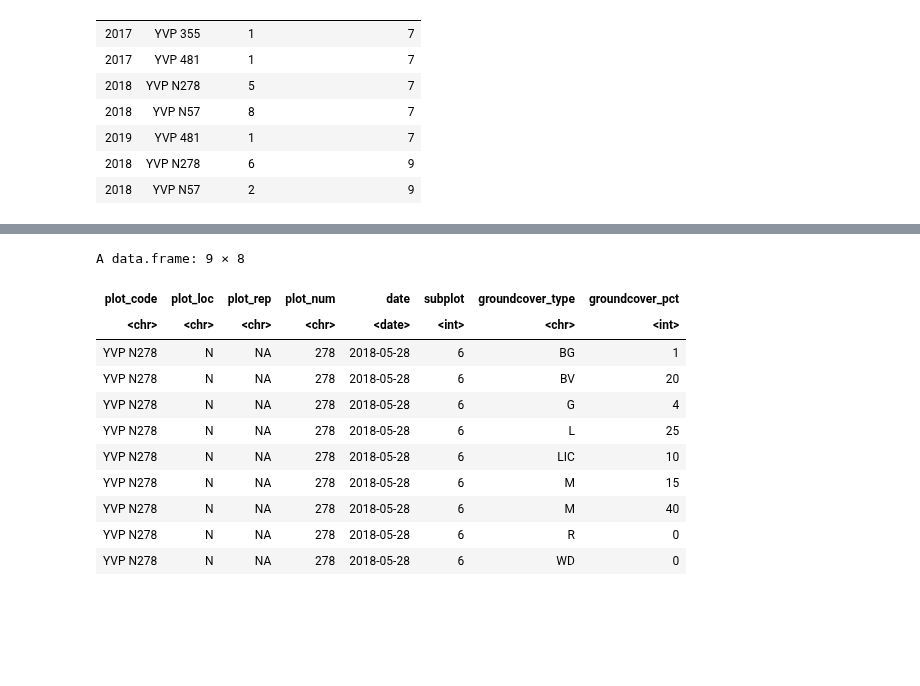
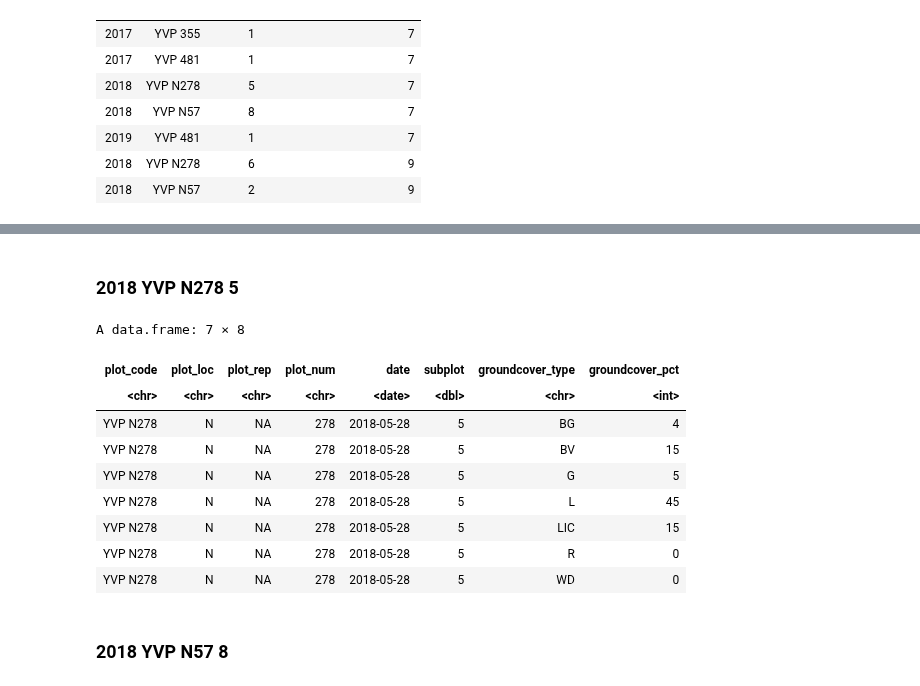
Before and after one commit to samsoe/mpg_notebooks, a Jupyter notebook: YVP_Ground_Cover_Data_Wrangle.ipynb, the cells around one changed output, grey strips where cells are left out. Drawn from its saved outputs; the diff is of its cells as text; code cells hidden in the pictures; blank space fills up the shorter version.

```diff
--- a/YVP_Ground_Cover_Data_Wrangle.ipynb
+++ b/YVP_Ground_Cover_Data_Wrangle.ipynb
@@ -173,0 +204,7 @@ A grouped_df: 7 × 4
+# %%
+# remove row YVP N278	N	NA	278	2018-05-28	6	M	15
+df <- df[!((as.numeric(substring(df$date,0,4)) == 2018 &
+          df$plot_code == 'YVP N278' &
+          df$subplot == 6 &
+          df$groundcover_type == 'M' &
+          df$groundcover_pct == 15)), ]
@@ -173,0 +234,7 @@ A grouped_df: 7 × 4
+# %%
+# remove row YVP N57	N	NA	57	2018-06-08	2	M	5
+df <- df[!((as.numeric(substring(df$date,0,4)) == 2018 &
+     df$plot_code == 'YVP N57' &
+     df$subplot == 2 &
+     df$groundcover_type == 'M' &
+     df$groundcover_pct == 5)), ]
@@ -193,0 +315,11 @@ A data.frame: 7 × 8
+# %%
+# add row with BG 'groundcover_type', set to NA
+df <- df %>%
+  add_row(plot_code = "YVP 355",
+          plot_loc = NA,
+          plot_rep = NA,
+          plot_num = as.character('355'),
+          date = as.Date('2017-06-02'),
+          subplot = 1,
+          groundcover_type = "BG",
+          groundcover_pct = NA)
@@ -194,23 +346,31 @@ A data.frame: 7 × 8
+# %%
+# add row with BG 'groundcover_type', set to NA
+df <- df %>%
+  add_row(plot_code = "YVP 481",
+          plot_loc = NA,
+          plot_rep = NA,
+          plot_num = as.character('481'),
+          date = as.Date('2017-07-06'),
+          subplot = 1,
+          groundcover_type = "BG",
+          groundcover_pct = NA)
+# %% [markdown]
+### 2018	YVP N278	5
 # %%
-# 2018	YVP N278	6
-# example of one extra 'groundcover_type'
+# display
 df %>%
   filter(as.numeric(substring(date,0,4)) == 2018,
           plot_code == 'YVP N278',
-          subplot == 6) %>%
+          subplot == 5) %>%
   arrange(groundcover_type)
-
-# remove row YVP N278	N	NA	278	2018-05-28	6	M	15
 # %% [output]
-A data.frame: 9 × 8
+A data.frame: 7 × 8
 | plot_code | plot_loc | plot_rep | plot_num | date | subplot | groundcover_type | groundcover_pct |
-| <chr> | <chr> | <chr> | <chr> | <date> | <int> | <chr> | <int> |
-| YVP N278 | N | NA | 278 | 2018-05-28 | 6 | BG | 1 |
-| YVP N278 | N | NA | 278 | 2018-05-28 | 6 | BV | 20 |
-| YVP N278 | N | NA | 278 | 2018-05-28 | 6 | G | 4 |
-| YVP N278 | N | NA | 278 | 2018-05-28 | 6 | L | 25 |
-| YVP N278 | N | NA | 278 | 2018-05-28 | 6 | LIC | 10 |
-| YVP N278 | N | NA | 278 | 2018-05-28 | 6 | M | 15 |
-| YVP N278 | N | NA | 278 | 2018-05-28 | 6 | M | 40 |
-| YVP N278 | N | NA | 278 | 2018-05-28 | 6 | R | 0 |
-| YVP N278 | N | NA | 278 | 2018-05-28 | 6 | WD | 0 |
+| <chr> | <chr> | <chr> | <chr> | <date> | <dbl> | <chr> | <int> |
+| YVP N278 | N | NA | 278 | 2018-05-28 | 5 | BG | 4 |
+| YVP N278 | N | NA | 278 | 2018-05-28 | 5 | BV | 15 |
+| YVP N278 | N | NA | 278 | 2018-05-28 | 5 | G | 5 |
+| YVP N278 | N | NA | 278 | 2018-05-28 | 5 | L | 45 |
+| YVP N278 | N | NA | 278 | 2018-05-28 | 5 | LIC | 15 |
+| YVP N278 | N | NA | 278 | 2018-05-28 | 5 | R | 0 |
+| YVP N278 | N | NA | 278 | 2018-05-28 | 5 | WD | 0 |
@@ -217 +388,3 @@ A data.frame: 9 × 8
+# %% [markdown]
+### 2018	YVP N57	8
 # %%
```
Also changed, not shown: parts of 26 cells of this notebook.
